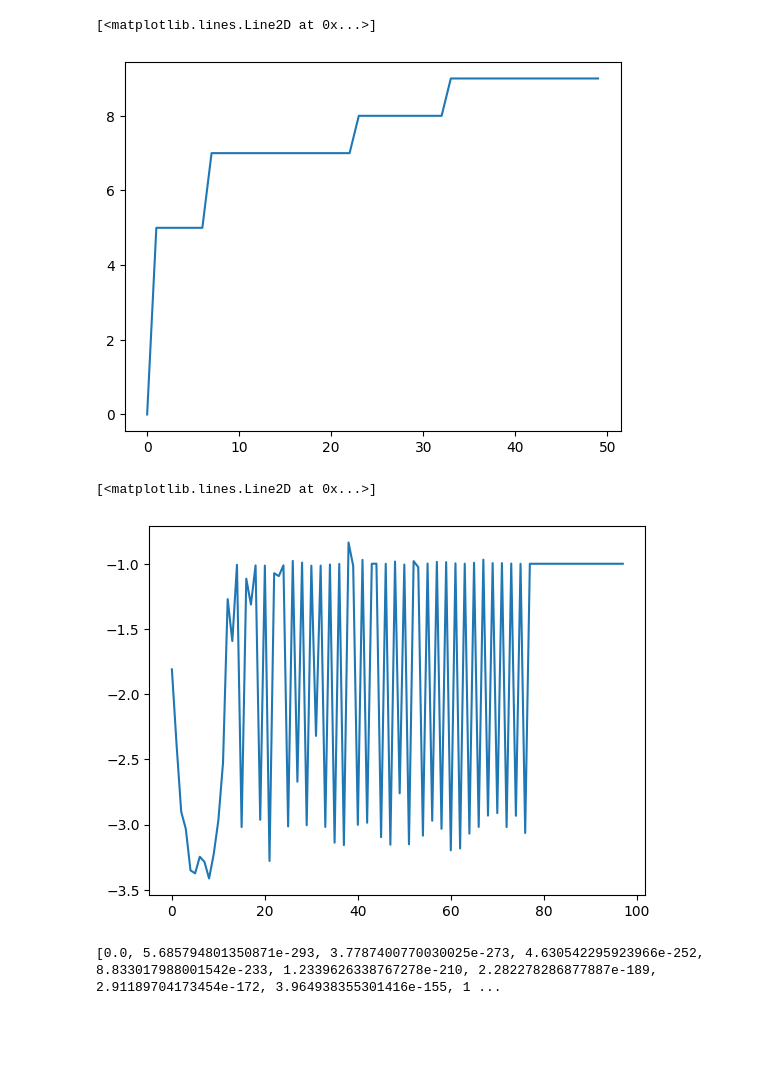
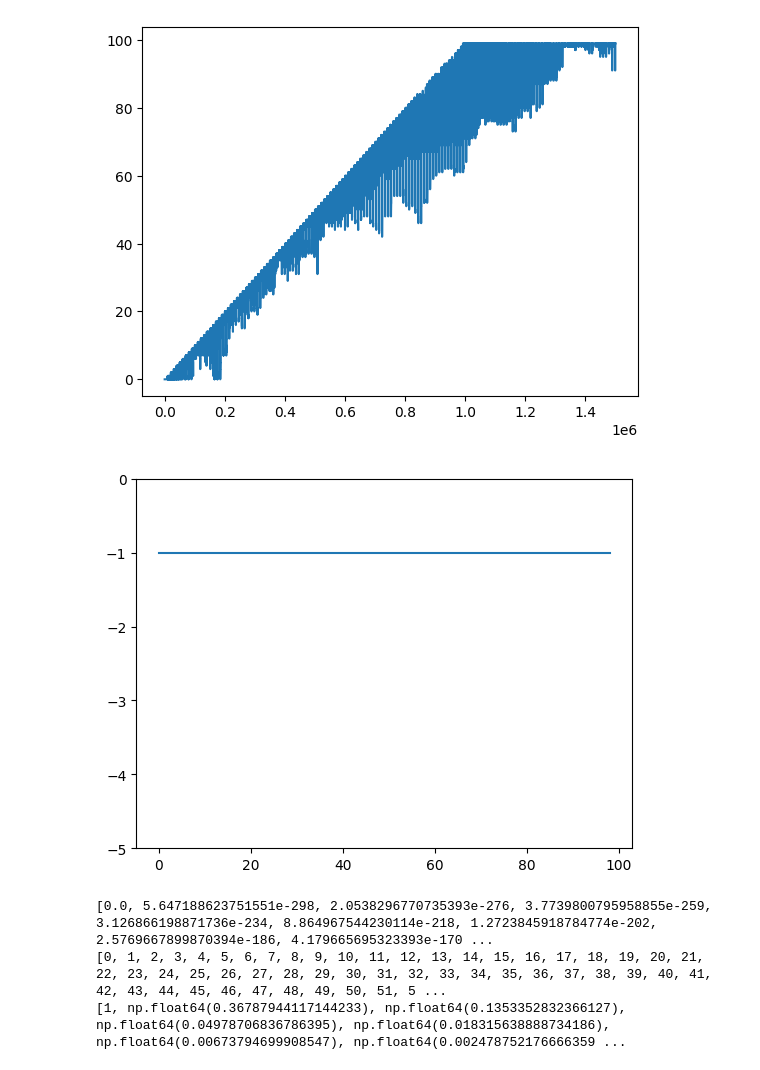
Before and after one commit to thomas-egg/nested_sampling, a Jupyter notebook: examples/spike_slab/sandbox.ipynb, the cells around one changed output. Drawn from its saved outputs; the diff is of its cells as text; code cells hidden in the pictures; blank space fills up the shorter version.

```diff
--- a/examples/spike_slab/sandbox.ipynb
+++ b/examples/spike_slab/sandbox.ipynb
@@ -38,21 +38,26 @@ plt.xlim(-0.05, 0.15)
 # %%
-chain, levels = spike_and_slab.main()
+chain, levels, js = spike_and_slab.main()
 # %%
-y = chain['j'][:50000]
+y = js
 x = range(len(y))
 plt.plot(x, y)
+plt.show()
 # %% [output]
-[<matplotlib.lines.Line2D at 0x...>]
-[figure, old version]
+[figure, new version]
 # %%
-x = range(98)
+x = range(99)
 Xs = np.log([level.get_X for level in levels])
 y = Xs[1:] - Xs[:-1]
+plt.ylim(-5, 0)
 plt.plot(x, y)
+plt.show()
 # %% [output]
-[<matplotlib.lines.Line2D at 0x...>]
-[figure, old version]
+[figure, new version]
 # %%
 print([level.bound for level in levels])
+print([level.index for level in levels])
+print([level.get_X for level in levels])
 # %% [output]
-[0.0, 5.685794801350871e-293, 3.7787400770030025e-273, 4.630542295923966e-252, 8.833017988001542e-233, 1.2339626338767278e-210, 2.282278286877887e-189, 2.91189704173454e-172, 3.964938355301416e-155, 1 ...
+[0.0, 5.647188623751551e-298, 2.0538296770735393e-276, 3.7739800795958855e-259, 3.126866198871736e-234, 8.864967544230114e-218, 1.2723845918784774e-202, 2.5769667899870394e-186, 4.179665695323393e-170 ...
+[0, 1, 2, 3, 4, 5, 6, 7, 8, 9, 10, 11, 12, 13, 14, 15, 16, 17, 18, 19, 20, 21, 22, 23, 24, 25, 26, 27, 28, 29, 30, 31, 32, 33, 34, 35, 36, 37, 38, 39, 40, 41, 42, 43, 44, 45, 46, 47, 48, 49, 50, 51, 5 ...
+[1, np.float64(0.36787944117144233), np.float64(0.1353352832366127), np.float64(0.04978706836786395), np.float64(0.018315638888734186), np.float64(0.00673794699908547), np.float64(0.002478752176666359 ...
```
Also changed, not shown: parts of 1 cell of this notebook, 4 other files.
